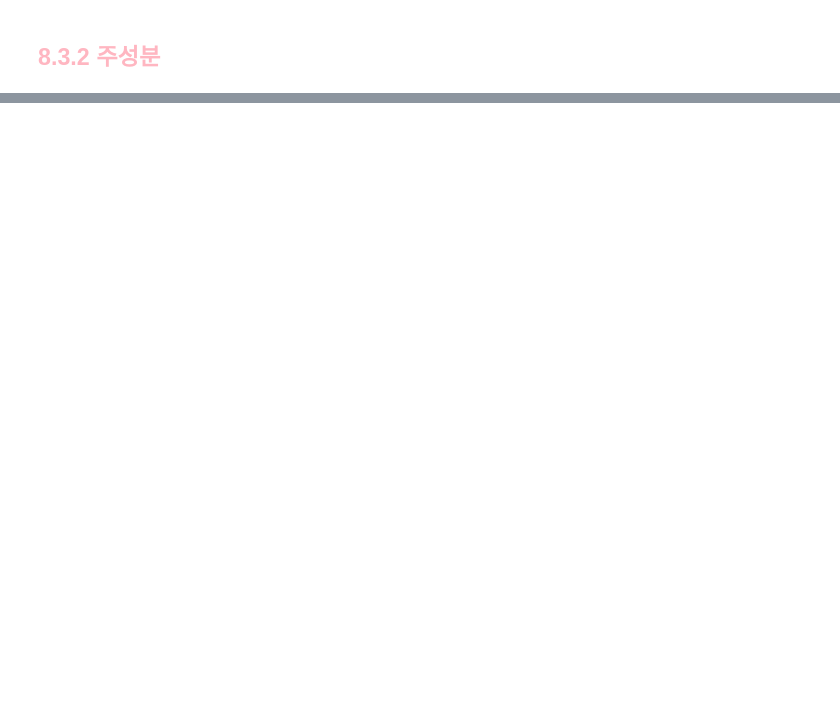
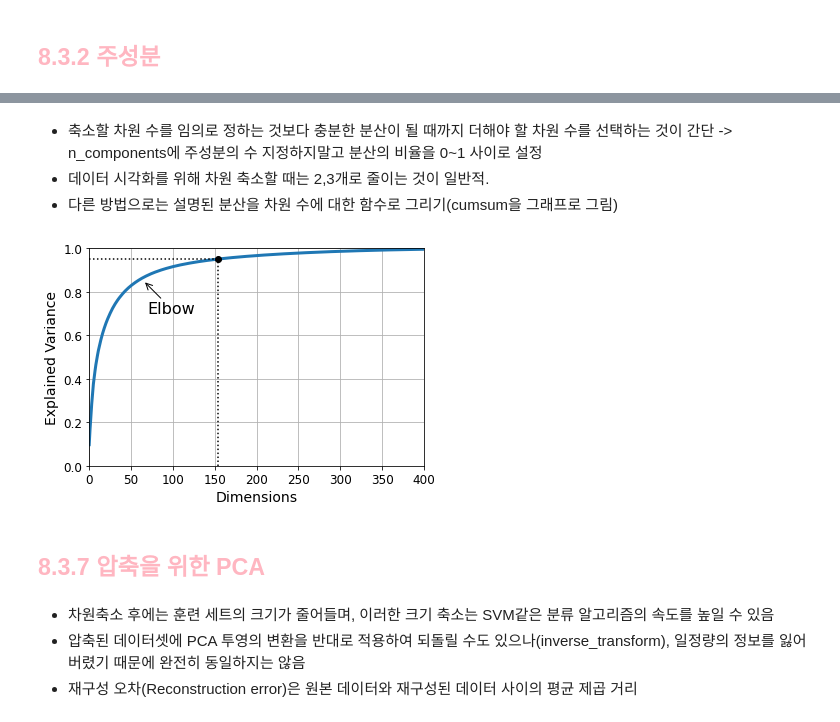
Before and after one commit to hyerim02/Hands-on, a Jupyter notebook: 1-8 차원축소/1-8 차원축소-블로그용-2.ipynb, the cells around one changed output, grey strips where cells are left out. Saved outputs shown, nothing was run; the diff lists cells and outputs as text; code cells hidden in the pictures; blank space fills up the shorter version.

```diff
--- a/1-8 차원축소/1-8 차원축소-블로그용-2.ipynb
+++ b/1-8 차원축소/1-8 차원축소-블로그용-2.ipynb
@@ -21,0 +38,11 @@ https://github.com/mk0715/Share-File/blob/main/Chapter%208/08_dimensionality_red
+# %%
+import numpy as np
+%matplotlib inline
+import matplotlib as mpl
+import matplotlib.pyplot as plt
+mpl.rc('axes', labelsize=14)
+mpl.rc('xtick', labelsize=12)
+mpl.rc('ytick', labelsize=12)
+np.random.seed(42)
+import warnings
+warnings.filterwarnings(action="ignore", message="^internal gelsd")
@@ -21,0 +95,17 @@ https://github.com/mk0715/Share-File/blob/main/Chapter%208/08_dimensionality_red
+# %%
+from sklearn.datasets import fetch_openml
+
+mnist = fetch_openml('mnist_784', version=1, as_frame=False)
+mnist.target = mnist.target.astype(np.uint8)
+# %%
+from sklearn.model_selection import train_test_split
+
+X = mnist["data"]
+y = mnist["target"]
+
+X_train, X_test, y_train, y_test = train_test_split(X, y)
+# %%
+pca = PCA()
+pca.fit(X_train)
+cumsum = np.cumsum(pca.explained_variance_ratio_)
+d = np.argmax(cumsum >= 0.95) + 1
@@ -21,0 +115,24 @@ https://github.com/mk0715/Share-File/blob/main/Chapter%208/08_dimensionality_red
+# %% [markdown]
+- 축소할 차원 수를 임의로 정하는 것보다 충분한 분산이 될 때까지 더해야 할 차원 수를 선택하는 것이 간단 -> n_components에 주성분의 수 지정하지말고 분산의 비율을 0~1 사이로 설정
+- 데이터 시각화를 위해 차원 축소할 때는 2,3개로 줄이는 것이 일반적.
+- 다른 방법으로는 설명된 분산을 차원 수에 대한 함수로 그리기(cumsum을 그래프로 그림)
+# %%
+plt.figure(figsize=(6,4))
+plt.plot(cumsum, linewidth=3)
+plt.axis([0, 400, 0, 1])
+plt.xlabel("Dimensions")
+plt.ylabel("Explained Variance")
+plt.plot([d, d], [0, 0.95], "k:")
+plt.plot([0, d], [0.95, 0.95], "k:")
+plt.plot(d, 0.95, "ko")
+plt.annotate("Elbow", xy=(65, 0.85), xytext=(70, 0.7),
+             arrowprops=dict(arrowstyle="->"), fontsize=16)
+plt.grid(True)
+# %% [output]
+[figure, added]
+# %% [markdown]
+## <span style="color:lightpink">8.3.7 압축을 위한 PCA</span>
+# %% [markdown]
+- 차원축소 후에는 훈련 세트의 크기가 줄어들며, 이러한 크기 축소는 SVM같은 분류 알고리즘의 속도를 높일 수 있음
+- 압축된 데이터셋에 PCA 투영의 변환을 반대로 적용하여 되돌릴 수도 있으나(inverse_transform), 일정량의 정보를 잃어버렸기 때문에 완전히 동일하지는 않음
+- 재구성 오차(Reconstruction error)은 원본 데이터와 재구성된 데이터 사이의 평균 제곱 거리
```
Also changed, not shown: parts of 34 cells of this notebook.
